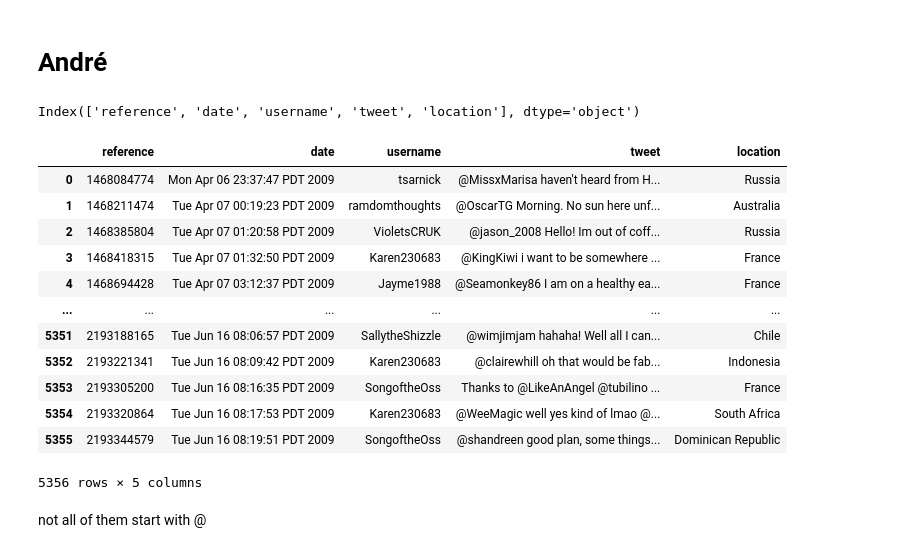
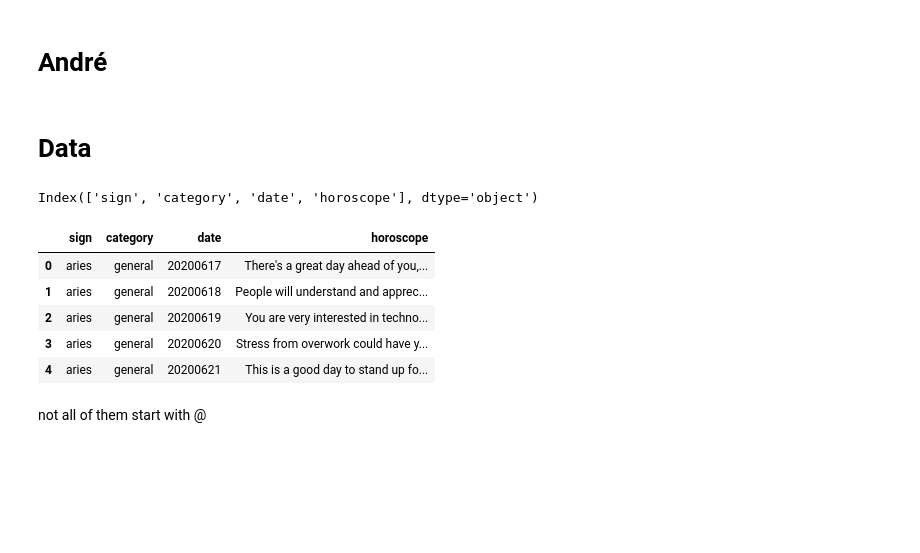
Before and after one commit to andregodinhodtu/02807_Comp_tools_project_group_02, a Jupyter notebook: notebooks/frequent_itemsets_version_1.ipynb, the cells around one changed output. Cells and saved outputs as stored; diff of their text form; code cells hidden in the pictures; blank space fills up the shorter version.

```diff
--- a/notebooks/frequent_itemsets.ipynb
+++ b/notebooks/frequent_itemsets_version_1.ipynb
@@ -2,30 +2,24 @@
 # André
 # %%
 import pandas as pd
+# %% [markdown]
+# Data
 # %%
-social_media_engagement = pd.read_csv('../data/sup200tweet.csv')
-
-social_media_engagement.columns
+data = pd.read_csv('../data/horoscope_saved.csv')
+data.columns
 
 # this dataset is not real is generated for demonstration purposes only
 # %% [output]
-Index(['reference', 'date', 'username', 'tweet', 'location'], dtype='object')
+Index(['sign', 'category', 'date', 'horoscope'], dtype='object')
 # %%
-social_media_engagement
+data.head()
 # %% [output]
-|  | reference | date | username | tweet | location |
-| 0 | 1468084774 | Mon Apr 06 23:37:47 PDT 2009 | tsarnick | @MissxMarisa haven't heard from H... | Russia |
-| 1 | 1468211474 | Tue Apr 07 00:19:23 PDT 2009 | ramdomthoughts | @OscarTG Morning. No sun here unf... | Australia |
-| 2 | 1468385804 | Tue Apr 07 01:20:58 PDT 2009 | VioletsCRUK | @jason_2008 Hello! Im out of coff... | Russia |
-| 3 | 1468418315 | Tue Apr 07 01:32:50 PDT 2009 | Karen230683 | @KingKiwi i want to be somewhere ... | France |
-| 4 | 1468694428 | Tue Apr 07 03:12:37 PDT 2009 | Jayme1988 | @Seamonkey86 I am on a healthy ea... | France |
-| ... | ... | ... | ... | ... | ... |
-| 5351 | 2193188165 | Tue Jun 16 08:06:57 PDT 2009 | SallytheShizzle | @wimjimjam hahaha! Well all I can... | Chile |
-| 5352 | 2193221341 | Tue Jun 16 08:09:42 PDT 2009 | Karen230683 | @clairewhill oh that would be fab... | Indonesia |
-| 5353 | 2193305200 | Tue Jun 16 08:16:35 PDT 2009 | SongoftheOss | Thanks to @LikeAnAngel @tubilino ... | France |
-| 5354 | 2193320864 | Tue Jun 16 08:17:53 PDT 2009 | Karen230683 | @WeeMagic well yes kind of lmao @... | South Africa |
-| 5355 | 2193344579 | Tue Jun 16 08:19:51 PDT 2009 | SongoftheOss | @shandreen good plan, some things... | Dominican Republic |
+|  | sign | category | date | horoscope |
+| 0 | aries | general | 20200617 | There's a great day ahead of you,... |
+| 1 | aries | general | 20200618 | People will understand and apprec... |
+| 2 | aries | general | 20200619 | You are very interested in techno... |
+| 3 | aries | general | 20200620 | Stress from overwork could have y... |
+| 4 | aries | general | 20200621 | This is a good day to stand up fo... |
-5356 rows × 5 columns
 # %% [markdown]
 not all of them start with @
 # %%
```
Also changed, not shown: parts of 1 cell of this notebook, 1 other file.
